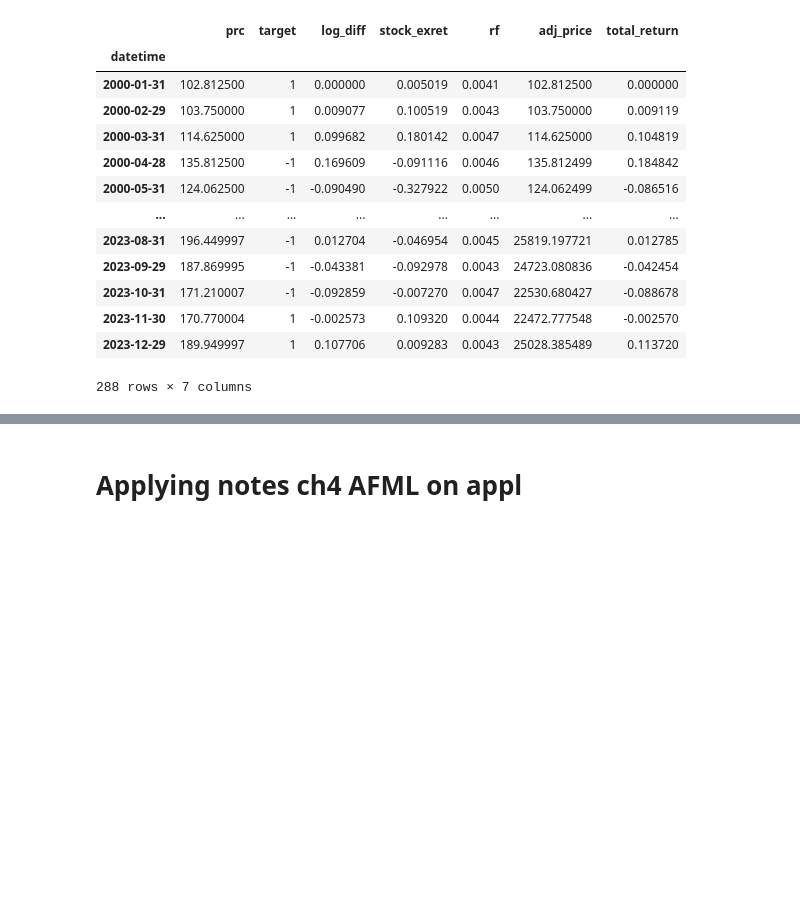
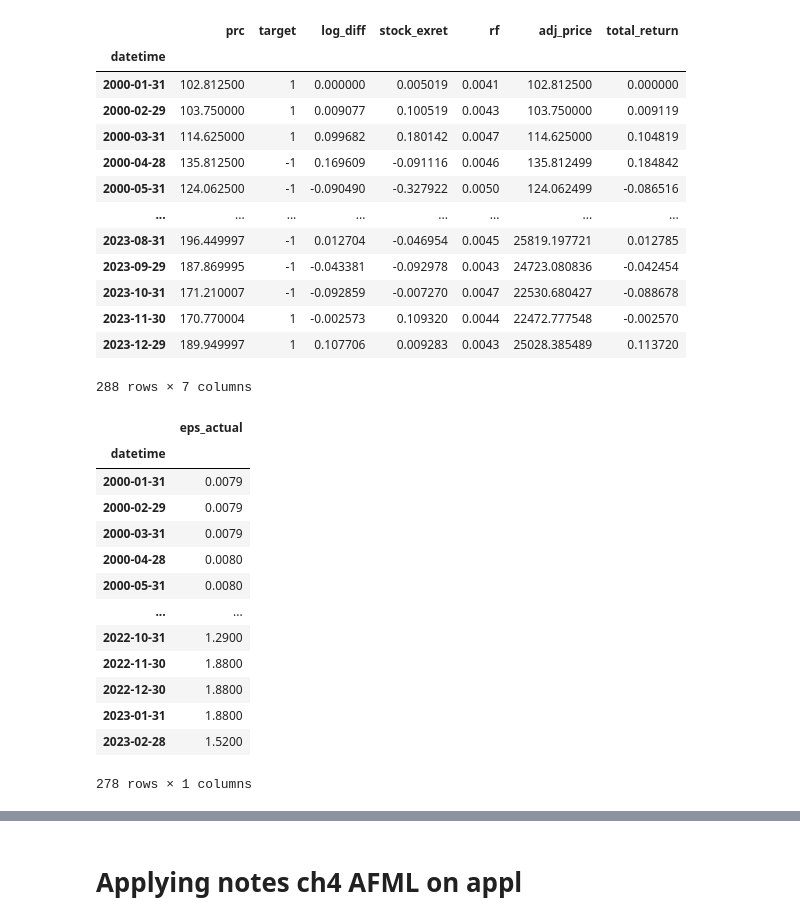
Before and after one commit to theAayushbajaj/mcgill_fiam, a Jupyter notebook: notebooks/02_inspecting_APPL.ipynb, the cells around one changed output, grey strips where cells are left out. Drawn from its saved outputs; the diff is of its cells as text; code cells hidden in the pictures; blank space fills up the shorter version.

```diff
--- a/notebooks/02_inspecting_APPL.ipynb
+++ b/notebooks/02_inspecting_APPL.ipynb
@@ -38,6 +38,23 @@ df[cols]
 | 2023-11-30 | 170.770004 | 1 | -0.002573 | 0.109320 | 0.0044 | 22472.777548 | -0.002570 |
 | 2023-12-29 | 189.949997 | 1 | 0.107706 | 0.009283 | 0.0043 | 25028.385489 | 0.113720 |
 288 rows × 7 columns
+# %%
+df[['eps_actual']].iloc[:-10]
+# %% [output]
+|  | eps_actual |
+| datetime |  |
+| 2000-01-31 | 0.0079 |
+| 2000-02-29 | 0.0079 |
+| 2000-03-31 | 0.0079 |
+| 2000-04-28 | 0.0080 |
+| 2000-05-31 | 0.0080 |
+| ... | ... |
+| 2022-10-31 | 1.2900 |
+| 2022-11-30 | 1.8800 |
+| 2022-12-30 | 1.8800 |
+| 2023-01-31 | 1.8800 |
+| 2023-02-28 | 1.5200 |
+278 rows × 1 columns
 # %%
 import yfinance as yf
 import pandas as pd
```
Also changed, not shown: parts of 4 cells of this notebook, 3 other files.
